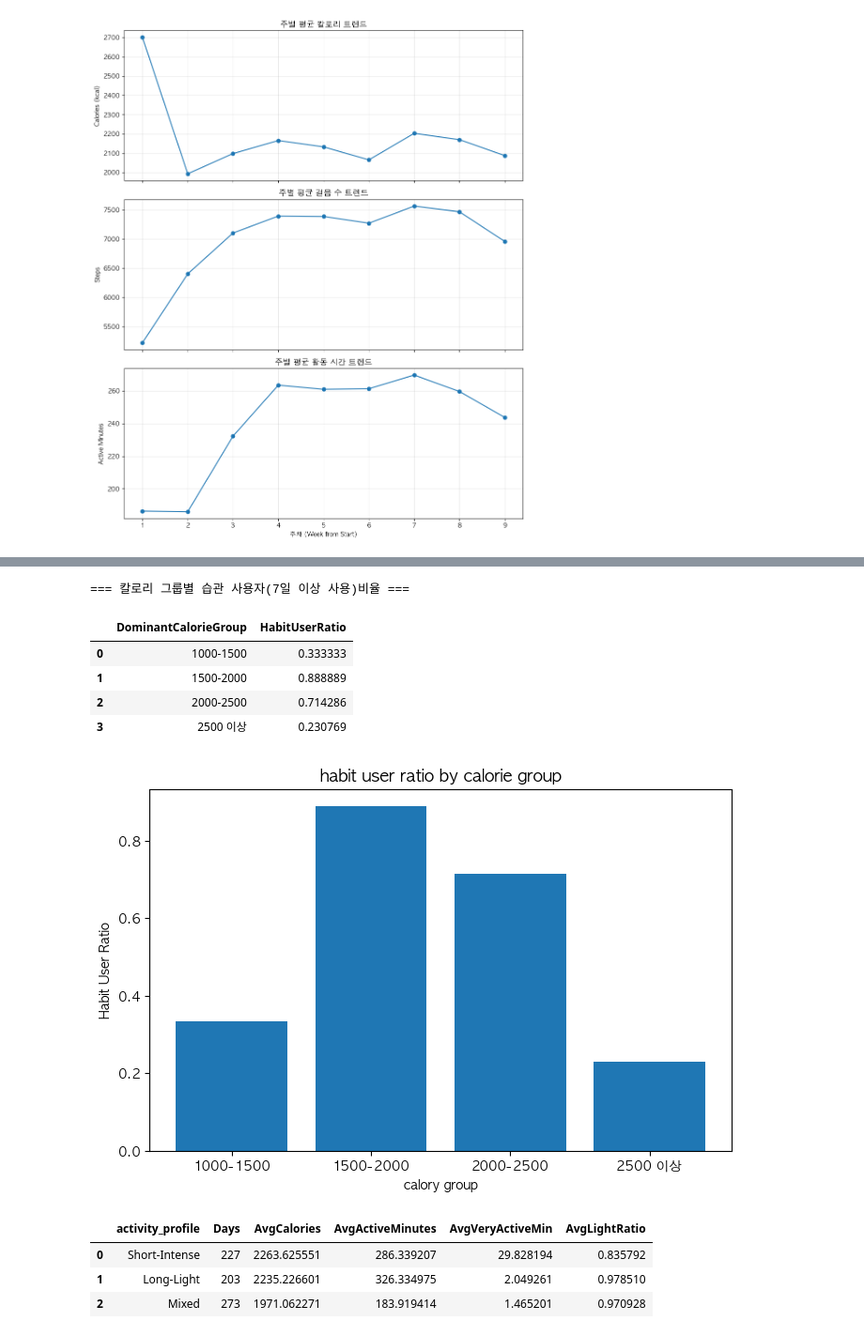
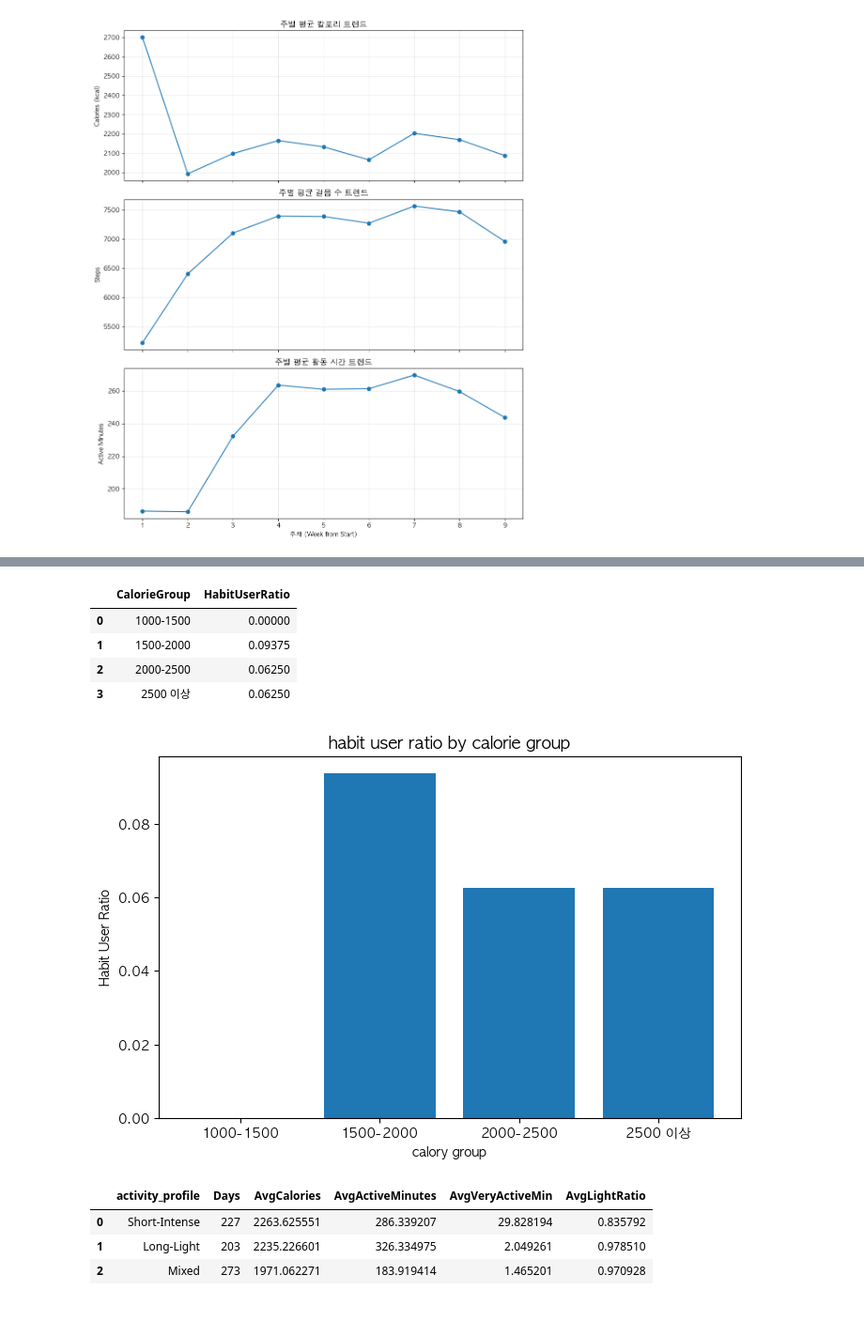
Before and after one commit to jeesy95-creator/sparta_15, a Jupyter notebook: notebooks/Soyun.ipynb, the cells around one changed output, grey strips where cells are left out. Shown at 94% size. Drawn from its saved outputs; the diff is of its cells as text; code cells hidden in the pictures.

```diff
--- a/notebooks/Soyun.ipynb
+++ b/notebooks/Soyun.ipynb
@@ -82,4 +82,4 @@ distance_columns = [col for col in act.columns if 'Distance' in col]
 for col in distance_columns:
     act_filtered[col] = act_filtered[col].round(3)
 
-act_filtered.shape
+act_filtered1 = act_filtered.copy()
@@ -101,11 +99,11 @@ Index(['Id', 'ActivityDate', 'TotalSteps', 'TotalDistance', 'TrackerDistance',
 # 2-2. Calorie 그룹 추가
 bins = [1000, 1500, 2000, 2500, float('inf')]
 labels = ['1000-1500', '1500-2000', '2000-2500', '2500 이상']
-act['CalorieGroup'] = pd.cut(act['Calories'], bins=bins, labels=labels, right=False)
+act_filtered1['CalorieGroup'] = pd.cut(act_filtered1['Calories'], bins=bins, labels=labels, right=False)
 
 print("✓ CalorieGroup 컬럼 추가 완료")
 print(f"\n칼로리 그룹별 데이터 개수:")
-print(act_filtered['CalorieGroup'].value_counts().sort_index())
+print(act_filtered1['CalorieGroup'].value_counts().sort_index())
 # %% [output]
 ✓ CalorieGroup 컬럼 추가 완료
 
@@ -118,7 +116,7 @@ CalorieGroup
 Name: count, dtype: int64
 # %%
 # act를 actcp로 복사
-actcp = act_filtered.copy()
+actcp = act_filtered1.copy()
 print(f"✓ actcp 생성 완료 (행 개수: {len(actcp)})")
 # %% [output]
 ✓ actcp 생성 완료 (행 개수: 1173)
@@ -1353,38 +1354,35 @@ streak_with_group
 # %%
-#칼로리 그룹별 습관 사용자 비율 계산
-tmp = streak_with_group.copy()
-tmp["HabitUser"] = tmp["MaxStreak"] >= 7
+tmp2 = max_streak_by_group.copy()
+tmp2["HabitUser"] = tmp2["MaxStreak_in_Group"] >= 7
 
-habit_ratio = (
-    tmp.groupby("DominantCalorieGroup")["HabitUser"]
-       .mean()
-       .reset_index(name="HabitUserRatio")
+habit_ratio_by_group = (
+    tmp2.groupby("CalorieGroup")["HabitUser"]
+         .mean()
+         .reset_index(name="HabitUserRatio")
 )
 
-print("\n=== 칼로리 그룹별 습관 사용자(7일 이상 사용)비율 ===")
-habit_ratio
+habit_ratio_by_group
 # %% [output]
-=== 칼로리 그룹별 습관 사용자(7일 이상 사용)비율 ===
-|  | DominantCalorieGroup | HabitUserRatio |
-| 0 | 1000-1500 | 0.333333 |
-| 1 | 1500-2000 | 0.888889 |
-| 2 | 2000-2500 | 0.714286 |
-| 3 | 2500 이상 | 0.230769 |
+|  | CalorieGroup | HabitUserRatio |
+| 0 | 1000-1500 | 0.00000 |
+| 1 | 1500-2000 | 0.09375 |
+| 2 | 2000-2500 | 0.06250 |
+| 3 | 2500 이상 | 0.06250 |
 # %%
 plt.rcParams['font.family'] = 'AppleGothic'
 plt.figure(figsize=(8,5))
 plt.bar(
-    habit_ratio['DominantCalorieGroup'],
-    habit_ratio['HabitUserRatio']
+    habit_ratio_by_group['CalorieGroup'],
+    habit_ratio_by_group['HabitUserRatio']
 )
 
 plt.title('habit user ratio by calorie group', fontsize=13)
 plt.xlabel('calory group')
 plt.ylabel('Habit User Ratio')
 
 plt.show()
 # %% [output]
-[figure, old version]
+[figure, new version]
 # %%
 #운동 강도 지표 분류 함수
 def activity_profile(row):
```
Also changed, not shown: parts of 5 cells of this notebook.
